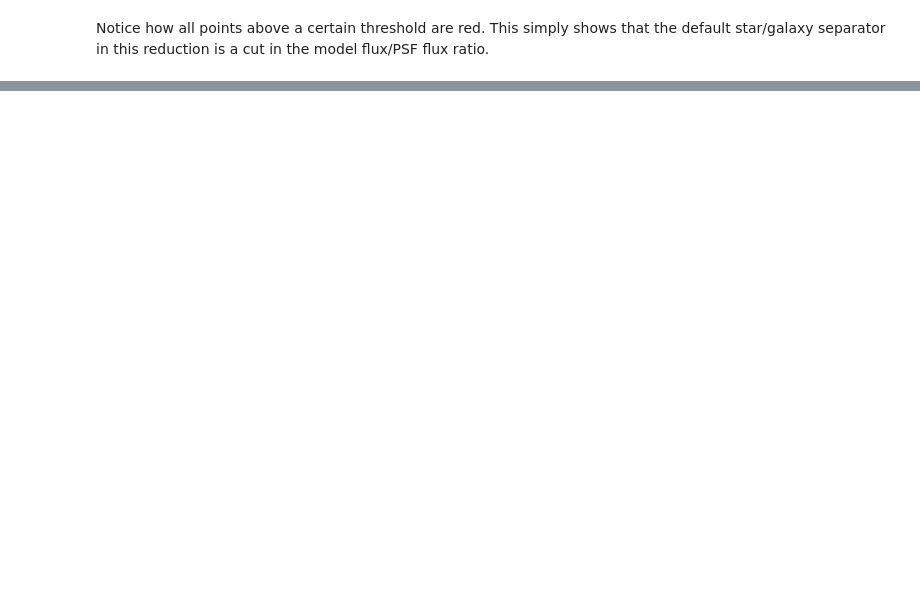
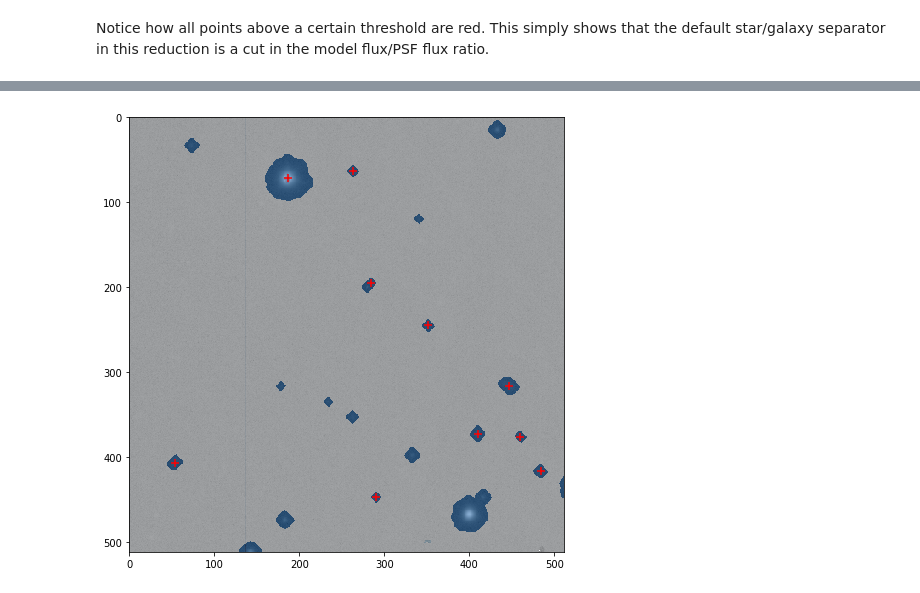
Before and after one commit to lsst-sqre/system-test, a Jupyter notebook: star_galaxy.ipynb, the cells around one changed output, grey strips where cells are left out. Drawn from its saved outputs; the diff is of its cells as text; code cells hidden in the pictures; blank space fills up the shorter version.

```diff
--- a/star_galaxy.ipynb
+++ b/star_galaxy.ipynb
@@ -73,0 +134,5 @@ Notice how all points above a certain threshold are red.  This simply shows that
+# %%
+# GALAXIES:
+overlay_masks(exp, bbox=bbox, sources=sources[extend > 0.0])
+# %% [output]
+[figure, added]
```
Also changed, not shown: parts of 12 cells of this notebook.
